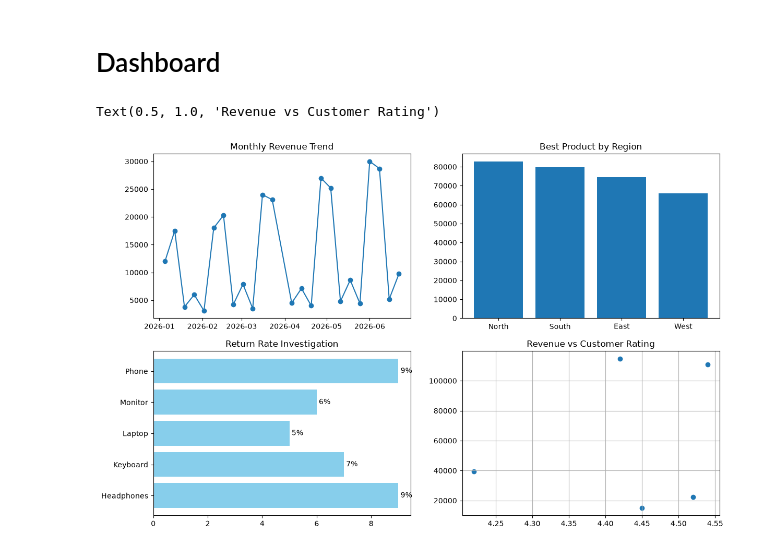
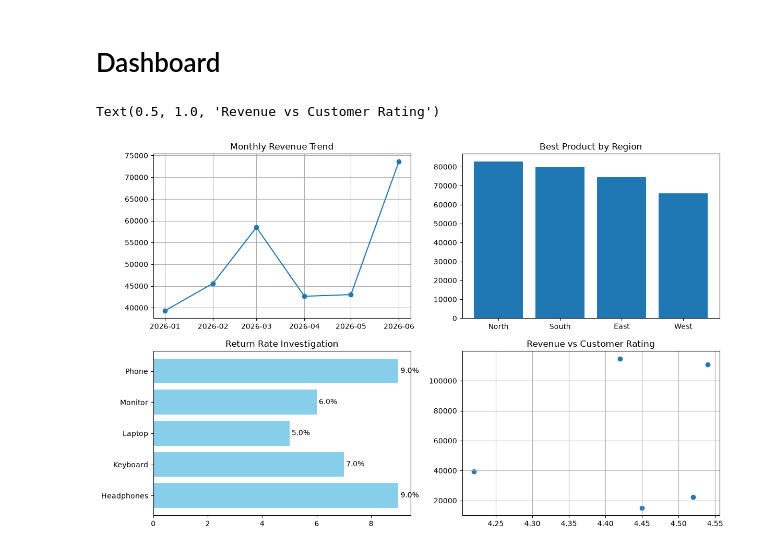
Before and after one commit to Abdurrahman-byte/Matplotlib_project, a Jupyter notebook: grand-final-1.ipynb, the cells around one changed output. Saved outputs shown, nothing was run; the diff lists cells and outputs as text; code cells hidden in the pictures.

```diff
--- a/grand-final-1.ipynb
+++ b/grand-final-1.ipynb
@@ -43,10 +43,10 @@ memory usage: 1.8 KB
 # %% [markdown]
 Goal: How did the company's revenue change month by month
 # %%
-monthtly_revenue = (df.groupby(df["Date"])["Revenue_USD"].sum())
+monthtly_revenue = (df.groupby(df["Date"].dt.to_period("M"))["Revenue_USD"].sum())
 
 plt.figure(figsize=(10, 5))
-plt.plot(monthtly_revenue.index,
+plt.plot(monthtly_revenue.index.to_timestamp(),
          monthtly_revenue.values,
           marker="o")
 plt.xlabel("Month")
@@ -130,27 +130,28 @@ plt.show()
 # %%
 fig, ax = plt.subplots(2, 2, figsize=(14, 9))
 
-ax[0, 0].plot(monthtly_revenue.index,
+ax[0, 0].plot(monthtly_revenue.index.to_timestamp(),
          monthtly_revenue.values,
          marker='o')
+ax[0, 0].grid()
 ax[0, 0].set_title("Monthly Revenue Trend")
 
 ax[0, 1].bar(top_product.index,
         top_product["Revenue_USD"])
 ax[0, 1].set_title("Best Product by Region")
 
 bar = ax[1, 0].barh(returns.index,
               returns.values,
               color="skyblue")
 ax[1, 0].bar_label(bar,
-                    fmt='%.0f%%',
+                    fmt="%1.1f%%",
                       padding=3)
 ax[1, 0].set_title("Return Rate Investigation")
 
 ax[1, 1].scatter(ratings["Customer_Rating"],
             ratings["Revenue_USD"])
 ax[1, 1].grid()
 ax[1, 1].set_title("Revenue vs Customer Rating")
 # %% [output]
 Text(0.5, 1.0, 'Revenue vs Customer Rating')
-[figure, old version]
+[figure, new version]
```
Also changed, not shown: parts of 2 cells of this notebook, 1 other file.
